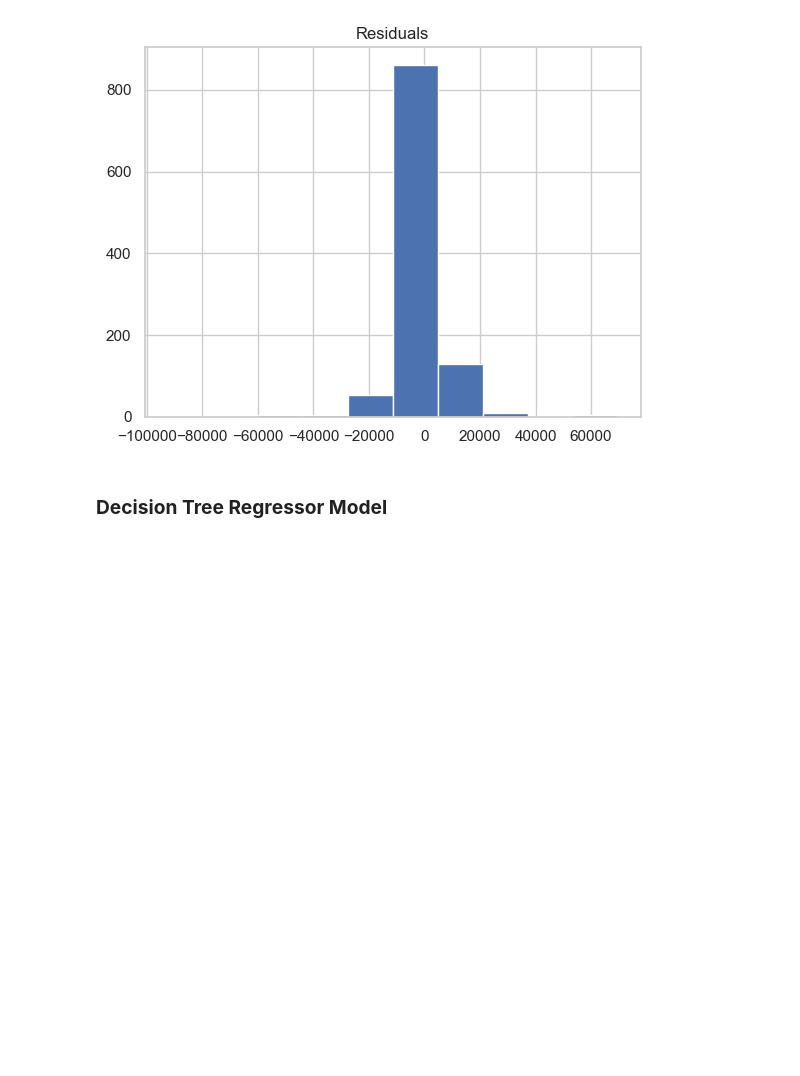
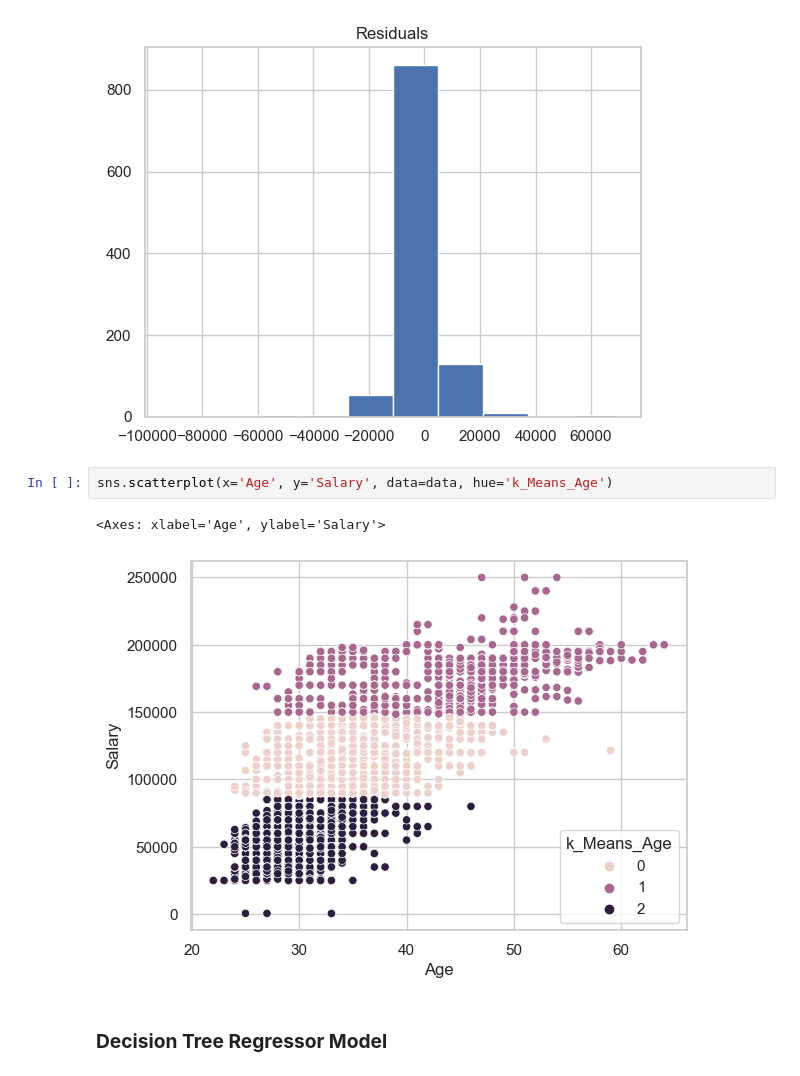
Before and after one commit to Saarle/Regression-Project, a Jupyter notebook: Regression_Project_.ipynb, the cells around one changed output. Saved outputs shown, nothing was run; the diff lists cells and outputs as text; blank space fills up the shorter version.

```diff
--- a/Regression_Project_.ipynb
+++ b/Regression_Project_.ipynb
@@ -722,6 +736,11 @@ plt.title('Residuals')
 # %% [output]
 Text(0.5, 1.0, 'Residuals')
 [figure]
+# %%
+sns.scatterplot(x='Age', y='Salary', data=data, hue='k_Means_Age')
+# %% [output]
+<Axes: xlabel='Age', ylabel='Salary'>
+[figure, added]
 # %% [markdown]
 ### **Decision Tree Regressor Model**
 # %%
```
Also changed, not shown: parts of 15 cells of this notebook.
